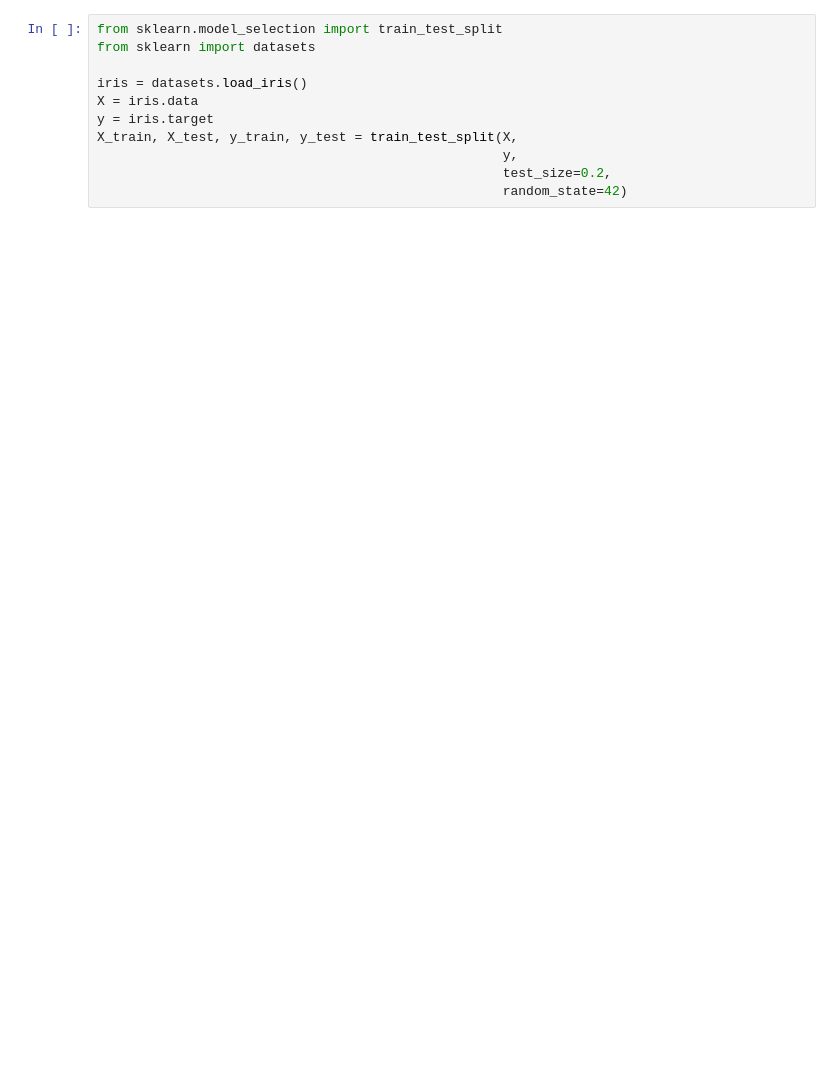
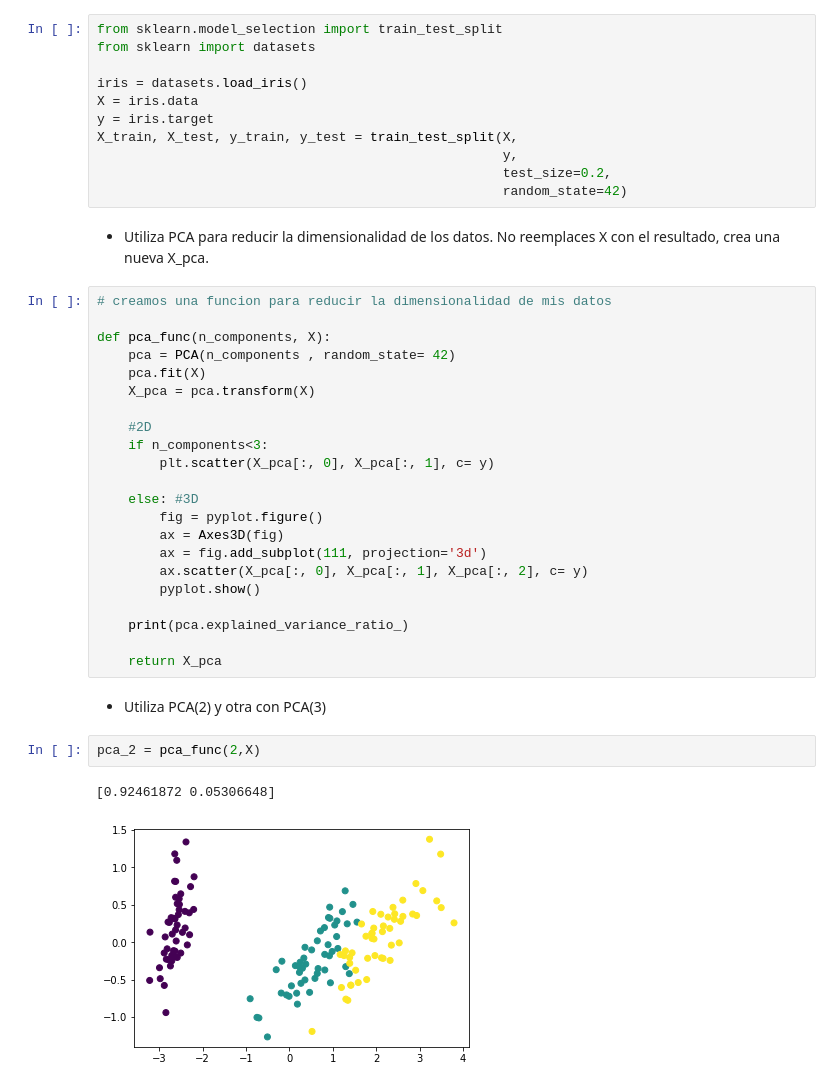
Before and after one commit to karinaic/clase1_data_science, a Jupyter notebook: week10_ML_competition_pca_kmeans/day3_unsupervised_PCA_kmeans/unsupervised_learning/exercise/unsupervised_complete.ipynb, the cells around one changed output. Drawn from its saved outputs; the diff is of its cells as text; blank space fills up the shorter version.

```diff
--- a/week10_ML_competition_pca_kmeans/day3_unsupervised_PCA_kmeans/unsupervised_learning/exercise/unsupervised_complete.ipynb
+++ b/week10_ML_competition_pca_kmeans/day3_unsupervised_PCA_kmeans/unsupervised_learning/exercise/unsupervised_complete.ipynb
@@ -23,3 +36,34 @@ X_train, X_test, y_train, y_test = train_test_split(X,
                                                     y,
                                                     test_size=0.2,
                                                     random_state=42)
+# %% [markdown]
+* Utiliza PCA para reducir la dimensionalidad de los datos. No reemplaces X con el resultado, crea una nueva X_pca.
+# %%
+# creamos una funcion para reducir la dimensionalidad de mis datos
+
+def pca_func(n_components, X):
+    pca = PCA(n_components , random_state= 42)
+    pca.fit(X)
+    X_pca = pca.transform(X)
+
+    #2D
+    if n_components<3:
+        plt.scatter(X_pca[:, 0], X_pca[:, 1], c= y)
+
+    else: #3D
+        fig = pyplot.figure()
+        ax = Axes3D(fig)
+        ax = fig.add_subplot(111, projection='3d')
+        ax.scatter(X_pca[:, 0], X_pca[:, 1], X_pca[:, 2], c= y)
+        pyplot.show()
+
+    print(pca.explained_variance_ratio_)
+
+    return X_pca
+# %% [markdown]
+* Utiliza PCA(2) y otra con PCA(3)
+# %%
+pca_2 = pca_func(2,X)
+# %% [output]
+[0.92461872 0.05306648]
+[figure, added]
```
Also changed, not shown: parts of 26 cells of this notebook.
